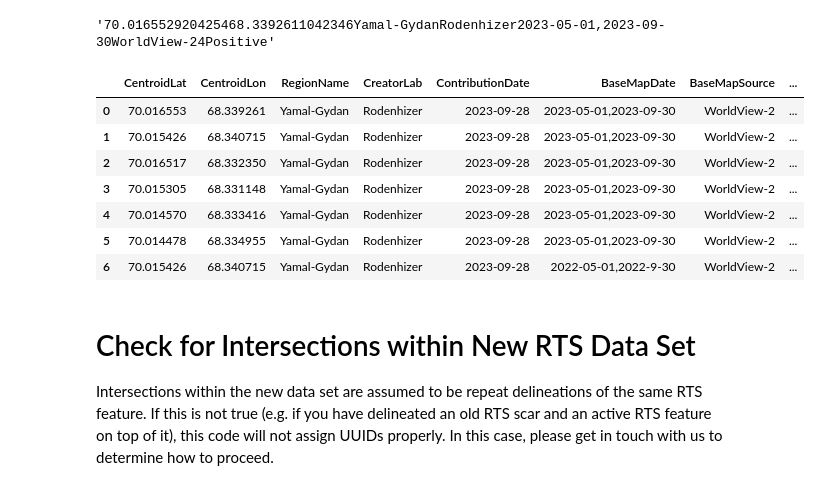
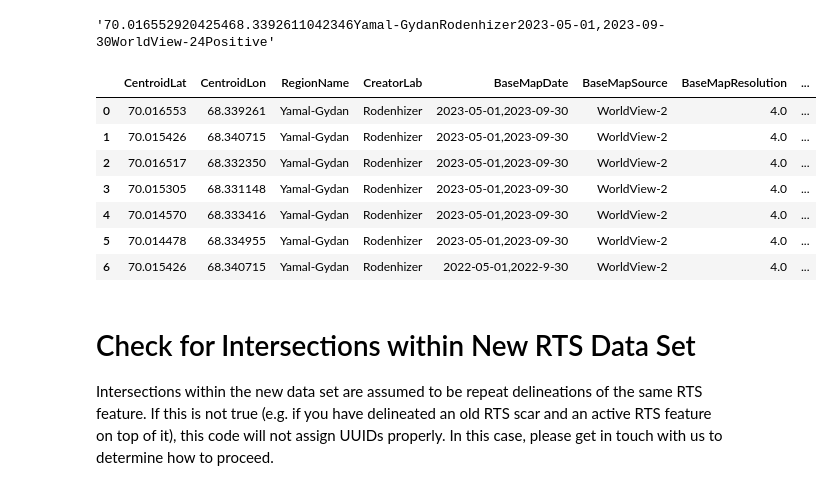
Before and after one commit to HRodenhizer/prep_rts_dataset_scripts, a Jupyter notebook: python/rts_dataset_formatting.ipynb, the cells around one changed output. Drawn from its saved outputs; the diff is of its cells as text; code cells hidden in the pictures.

Commit message:
updates python code to work with geojson

```diff
--- a/python/rts_dataset_formatting.ipynb
+++ b/python/rts_dataset_formatting.ipynb
@@ -211,30 +207,16 @@ def run_formatting_checks(df):
 col_metadata = pd.read_csv('../input_data/metadata_description.csv')
 ################################################################################
 
-required_fields = (
-    pd.Series(
-        col_metadata[col_metadata.Required == True].FullColumnName.values,
-        index = col_metadata[col_metadata.Required == True].AbbreviatedColumnName
-    )
-    .to_dict()
-)
-optional_fields = (
-    pd.Series(
-        col_metadata[col_metadata.Required == False].FullColumnName.values,
-        index = col_metadata[col_metadata.Required == False].AbbreviatedColumnName
-    )
-    .to_dict()
-)
+required_fields = list(col_metadata[col_metadata.Required == True].FullColumnName.values)
 
-all_fields = dict(required_fields,
-                  **optional_fields,
-                  **new_fields
-                 )
+optional_fields = list(col_metadata[col_metadata.Required == False].FullColumnName.values)
+
+all_fields = required_fields + optional_fields + new_fields
 # %% [markdown]
 # Import Official and New RTS Data Files
 # %%
 ### update this to find the dataset online and download it #####################
-rts_file = 'rts_dataset_test_polygons_current.shp'
+rts_file = 'rts_dataset_test_polygons_current.geojson'
 rts_data_filepath = os.path.join(
   '../input_data',
   rts_file
@@ -242,20 +224,15 @@ rts_data_filepath = os.path.join(
 
 rts_data = (
     gpd.read_file(rts_data_filepath)
-    .rename(columns = dict(required_fields, **optional_fields))
-    .filter(items = list(required_fields.values()) + list(optional_fields.values()) + ['geometry'])
+    .filter(items = required_fields + optional_fields + ['geometry'])
 )
 
 rts_data.ContributionDate = pd.to_datetime(rts_data.ContributionDate)
 
-for field in list(required_fields.values()): # Check if all required columns are present
+for field in required_fields: # Check if all required columns are present
     if field not in rts_data.columns:
         raise ValueError('{field} is missing. Has the RTS data set been modified since download?'.format(field = repr(field)))
 
-# for field in list(optional_fields.values()): # Check if all optional columns are present
-#     if field not in rts_data.columns:
-#         raise ValueError('{field} is missing. Has the RTS data set been modified since download?'.format(field = repr(field)))
-
 rts_data
 ################################################################################
 # %% [output]
@@ -343,7 +313,6 @@ Set seed for UUID generation (R) by concatenating all required metadata columns
 # %%
 new_data.CentroidLat = np.round(new_data.CentroidLat, 13)
 new_data.CentroidLon = np.round(new_data.CentroidLon, 13)
-new_data.ContributionDate = new_data.ContributionDate.dt.strftime('%Y-%m-%d')
 c = new_data.BaseMapResolution == new_data.BaseMapResolution.astype(int)
 new_data.loc[c,'BaseMapResolutionStr'] = new_data.BaseMapResolution.astype(int).astype(str)
 new_data.loc[~c,'BaseMapResolutionStr'] = new_data.BaseMapResolution.astype(str)
@@ -444,6 +413,6 @@ if overlapping_data.shape[0] > 0:
     overlapping_data.to_file(
         os.path.join(
             '../python_output',
-            new_data_file.split('.')[0] + "_overlapping_polygons.shp"
+            new_data_file.split('.')[0] + "_overlapping_polygons.geojson"
         )
     )
@@ -484,46 +446,46 @@ overlapping_data.seed[0]
 # %% [output]
 '70.016552920425468.3392611042346Yamal-GydanRodenhizer2023-05-01,2023-09-30WorldView-24Positive'
 # %%
-edited_file = os.path.join('../python_output', new_data_file.split('.')[0] + "_overlapping_polygons_edited.shp")
+edited_file = os.path.join('../python_output', new_data_file.split('.')[0] + "_overlapping_polygons_edited.geojson")
 
 if os.path.exists(edited_file):
     overlapping_data = (
         gpd.read_file(edited_file)
         .rename(columns = {'UUID': 'UUID',
                            'Intrsct': 'Intersections',
                            'ReptRTS': 'RepeatRTS',
                            'MrgdRTS': 'MergedRTS',
                            'StblRTS': 'StabilizedRTS',
                            'AccdntO': 'AccidentalOverlap'
                            })
         .filter(items = ['UUID', 'Intersections', 'RepeatRTS', 'MergedRTS', 'StabilizedRTS', 'AccidentalOverlap'])
         )
 
     new_data = pd.merge(new_data,
                         overlapping_data,
                         how = 'outer',
                         on = ['UUID', 'Intersections'])
 
     new_data.loc[~new_data.RepeatRTS.isnull(), 'UUID'] = new_data.RepeatRTS[~new_data.RepeatRTS.isnull()]
 
 else:
     new_data['RepeatRTS'] = ['']*new_data.shape[0]
     new_data['MergedRTS'] = ['']*new_data.shape[0]
     new_data['StabilizedRTS'] = ['']*new_data.shape[0]
     new_data['AccidentalOverlap'] = ['']*new_data.shape[0]
 
     warnings.warn("No manually edited file has been imported. This is okay if there were no overlapping polygons, but is a problem otherwise.")
 
 new_data
 # %% [output]
-|  | CentroidLat | CentroidLon | RegionName | CreatorLab | ContributionDate | BaseMapDate | BaseMapSource | ... |
-| 0 | 70.016553 | 68.339261 | Yamal-Gydan | Rodenhizer | 2023-09-28 | 2023-05-01,2023-09-30 | WorldView-2 | ... |
-| 1 | 70.015426 | 68.340715 | Yamal-Gydan | Rodenhizer | 2023-09-28 | 2023-05-01,2023-09-30 | WorldView-2 | ... |
-| 2 | 70.016517 | 68.332350 | Yamal-Gydan | Rodenhizer | 2023-09-28 | 2023-05-01,2023-09-30 | WorldView-2 | ... |
-| 3 | 70.015305 | 68.331148 | Yamal-Gydan | Rodenhizer | 2023-09-28 | 2023-05-01,2023-09-30 | WorldView-2 | ... |
-| 4 | 70.014570 | 68.333416 | Yamal-Gydan | Rodenhizer | 2023-09-28 | 2023-05-01,2023-09-30 | WorldView-2 | ... |
-| 5 | 70.014478 | 68.334955 | Yamal-Gydan | Rodenhizer | 2023-09-28 | 2023-05-01,2023-09-30 | WorldView-2 | ... |
-| 6 | 70.015426 | 68.340715 | Yamal-Gydan | Rodenhizer | 2023-09-28 | 2022-05-01,2022-9-30 | WorldView-2 | ... |
+|  | CentroidLat | CentroidLon | RegionName | CreatorLab | BaseMapDate | BaseMapSource | BaseMapResolution | ... |
+| 0 | 70.016553 | 68.339261 | Yamal-Gydan | Rodenhizer | 2023-05-01,2023-09-30 | WorldView-2 | 4.0 | ... |
+| 1 | 70.015426 | 68.340715 | Yamal-Gydan | Rodenhizer | 2023-05-01,2023-09-30 | WorldView-2 | 4.0 | ... |
+| 2 | 70.016517 | 68.332350 | Yamal-Gydan | Rodenhizer | 2023-05-01,2023-09-30 | WorldView-2 | 4.0 | ... |
+| 3 | 70.015305 | 68.331148 | Yamal-Gydan | Rodenhizer | 2023-05-01,2023-09-30 | WorldView-2 | 4.0 | ... |
+| 4 | 70.014570 | 68.333416 | Yamal-Gydan | Rodenhizer | 2023-05-01,2023-09-30 | WorldView-2 | 4.0 | ... |
+| 5 | 70.014478 | 68.334955 | Yamal-Gydan | Rodenhizer | 2023-05-01,2023-09-30 | WorldView-2 | 4.0 | ... |
+| 6 | 70.015426 | 68.340715 | Yamal-Gydan | Rodenhizer | 2022-05-01,2022-9-30 | WorldView-2 | 4.0 | ... |
 # %% [markdown]
 # Check for Intersections within New RTS Data Set
 
```
Also changed, not shown: parts of 12 cells of this notebook, 5 other files.
